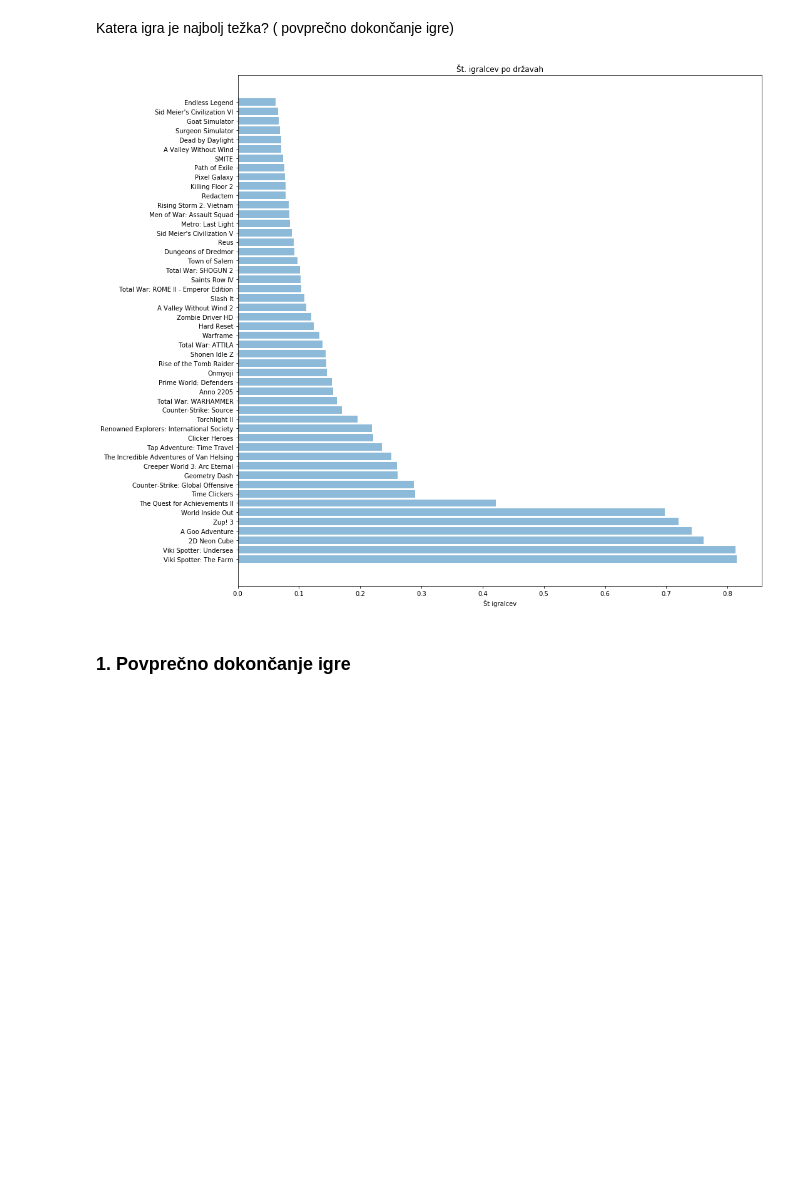
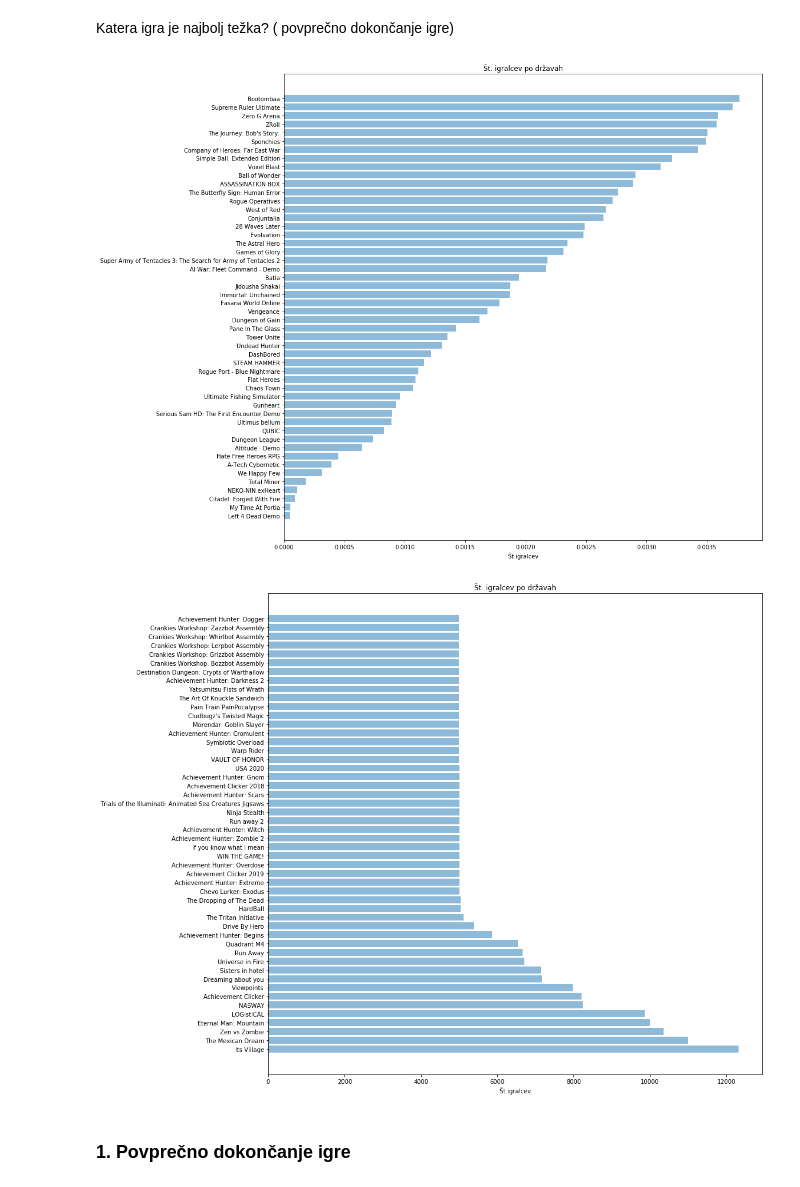
Before and after one commit to tstrus97/PR18TJA, a Jupyter notebook: Steam Project - masterTomaz.ipynb, the cells around one changed output. Saved outputs shown, nothing was run; the diff lists cells and outputs as text; code cells hidden in the pictures; blank space fills up the shorter version.

Commit message:
added num of achivements
number of achievements.

```diff
--- a/Steam Project - masterTomaz.ipynb
+++ b/Steam Project - masterTomaz.ipynb
@@ -135,10 +128,10 @@ plotTopBoughtGames(TopBoughtGames[10:0:-1])
 # %%
 player_countries=dict()
 for pid in player_summaries:
-    if('loccountrycode' in player_summaries[pid]):
-        if(player_summaries[pid]['loccountrycode'] not in player_countries):
-            player_countries[player_summaries[pid]['loccountrycode']]=0
-        player_countries[player_summaries[pid]['loccountrycode']]+=1
+    if('cntry' in player_summaries[pid]):
+        if(player_summaries[pid]['cntry'] not in player_countries):
+            player_countries[player_summaries[pid]['cntry']]=0
+        player_countries[player_summaries[pid]['cntry']]+=1
 sortedPlayerCountries= sorted(player_countries.items(), key=lambda x: x[1], reverse=True)
 
 def plotCountries( player_countries):
@@ -155,6 +148,6 @@ def plotCountries( player_countries):
     plt.title('Št. igralcev po državah')
     plt.show()
     return None
-
-plotCountries(sortedPlayerCountries[::-1])
+print(len(sortedPlayerCountries))
+plotCountries(sortedPlayerCountries[30:0:-1])
 # %% [output]
@@ -206,34 +218,51 @@ Tu se vidi vsa podobna imena in uporabniška imena:
 Katera igra je najbolj težka? ( povprečno dokončanje igre)
 # %%
 gameAverageFinish=[]
-
+numOfAchievemts=dict()
 for gid in global_game_stats:
-    if(global_game_stats[str(gid)]!=[]):
+    if(len(global_game_stats[str(gid)])!=0):
         povp=0
         num=0
-        for stat in global_game_stats[str(gid)]:
+        numOfAchievemts[gid]=0
+        for stat in global_game_stats[str(gid)]['achievements']:
+            numOfAchievemts[gid]+=1
             if(stat['percent']<=100):
                 povp+=(stat['percent']/100)
                 num+=1
-        if(num>100 ):
+        if(num>30 ):
             gameAverageFinish.append((gid,povp/num))
 
-sortedGameAverageFinish= sorted(gameAverageFinish, key=lambda x: x[1], reverse=True)
+sortedGameAverageFinish= sorted(gameAverageFinish, key=lambda x: x[1], reverse=False)
+sortedNumOfAchievements= sorted(numOfAchievemts.items(), key=lambda x: x[1], reverse=True)
 gameIds=[]
 gameAvg=[]
 for i in sortedGameAverageFinish[0:50]:
     gameIds.append(game_names[i[0]])
     gameAvg.append(i[1])
 
 y_pos = np.arange(len(gameIds))
 plt.figure(figsize=(15,15))
 plt.barh(gameIds,gameAvg, align='center', alpha=0.5)
 #plt.yticks(y_pos, games)
 plt.xlabel("Št igralcev")
 plt.title('Št. igralcev po državah')
 plt.show()
+
+numGamesId=[]
+numGamesNum=[]
+for i in sortedNumOfAchievements[0:50]:
+    numGamesId.append(game_names[i[0]])
+    numGamesNum.append(i[1])
+
+plt.figure(figsize=(15,15))
+plt.barh(numGamesId,numGamesNum, align='center', alpha=0.5)
+#plt.yticks(y_pos, games)
+plt.xlabel("Št igralcev")
+plt.title('Št. igralcev po državah')
+plt.show()
 # %% [output]
-[figure, old version]
+[figure, new version]
+[figure, added]
 # %% [markdown]
 ### 1. Povprečno dokončanje igre
 # %% [markdown]
```
Also changed, not shown: parts of 7 cells of this notebook.
